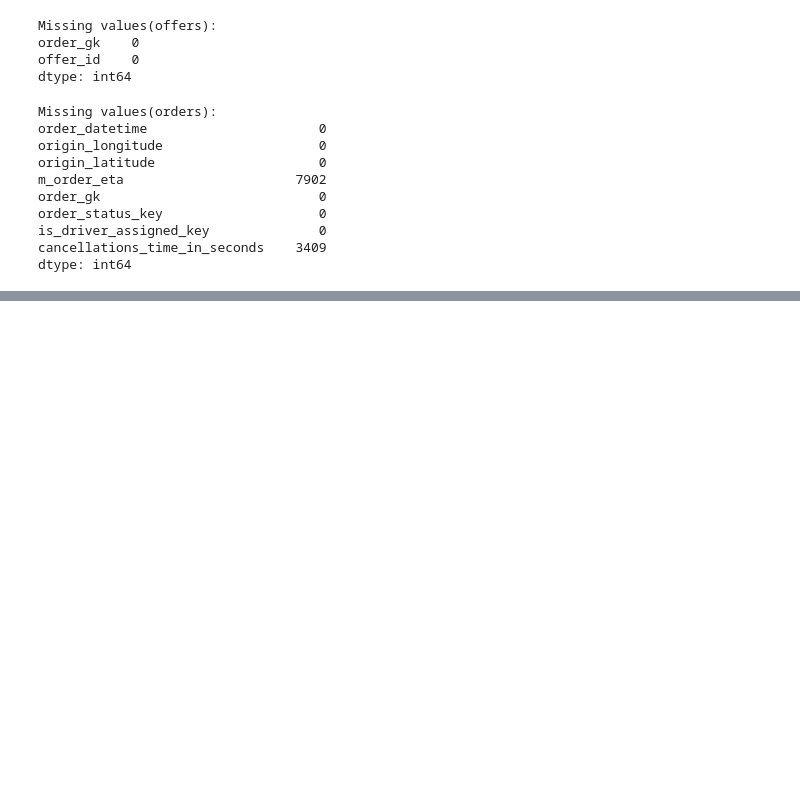
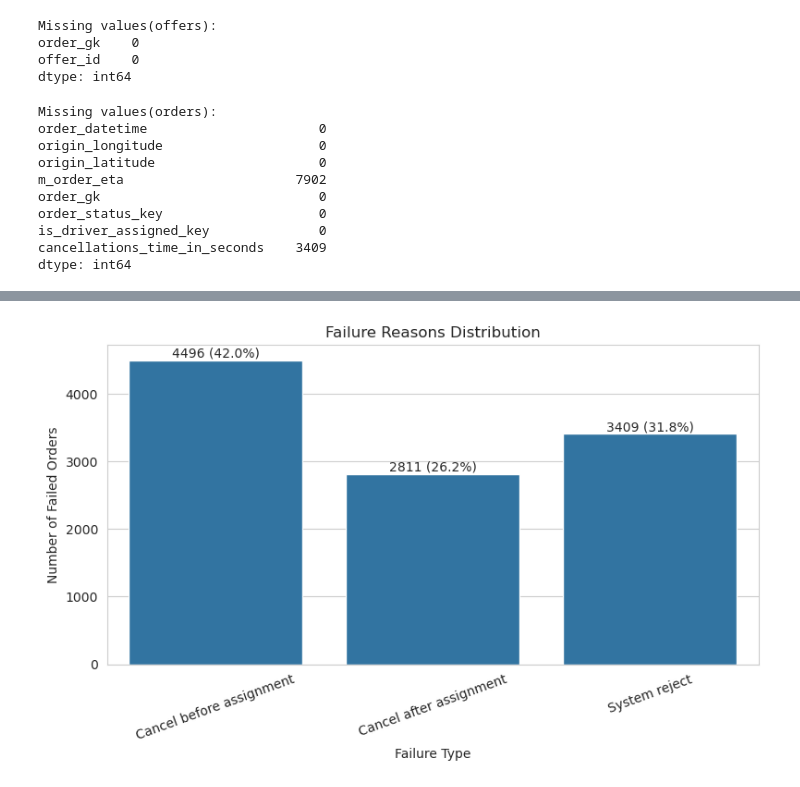
Before and after one commit to rsm-chl307/Insights-from-Failed-Orders, a Jupyter notebook: code/insights_from_failed_orders_jf.ipynb, the cells around one changed output, grey strips where cells are left out. Drawn from its saved outputs; the diff is of its cells as text; code cells hidden in the pictures; blank space fills up the shorter version.

```diff
--- a/code/insights_from_failed_orders_jf.ipynb
+++ b/code/insights_from_failed_orders_jf.ipynb
@@ -69,0 +152,36 @@ dtype: int64
+# %%
+cat_order = [
+    'Cancel before assignment',
+    'Cancel after assignment',
+    'System reject',
+]
+orders_failures['failure_type'] = pd.Categorical(orders_failures['failure_type'], categories=cat_order, ordered=True)
+# %%
+# plot bar charts
+sns.set_style("whitegrid")
+
+plt.figure(figsize=(8, 5))
+ax = sns.barplot(
+    data=failure_summary,
+    x='failure_type',
+    y='count',
+    order=cat_order
+)
+
+for p in ax.patches:
+    height = p.get_height()
+    percentage = height / total_failures * 100
+    ax.annotate(
+        f'{int(height)} ({percentage:.1f}%)',
+        (p.get_x() + p.get_width() / 2., height),
+        ha='center', va='bottom',
+        fontsize=10
+    )
+plt.title('Failure Reasons Distribution')
+plt.xlabel('Failure Type')
+plt.ylabel('Number of Failed Orders')
+plt.xticks(rotation=20)
+plt.tight_layout()
+plt.show()
+# %% [output]
+[figure, added]
```
Also changed, not shown: parts of 14 cells of this notebook.
